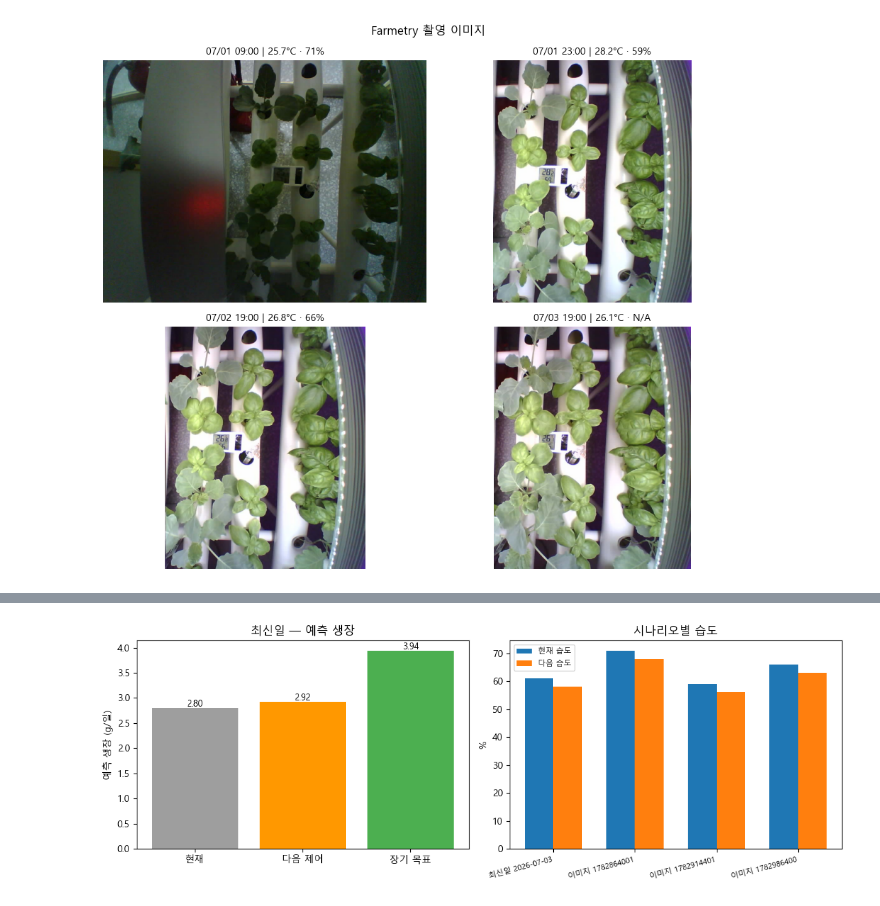
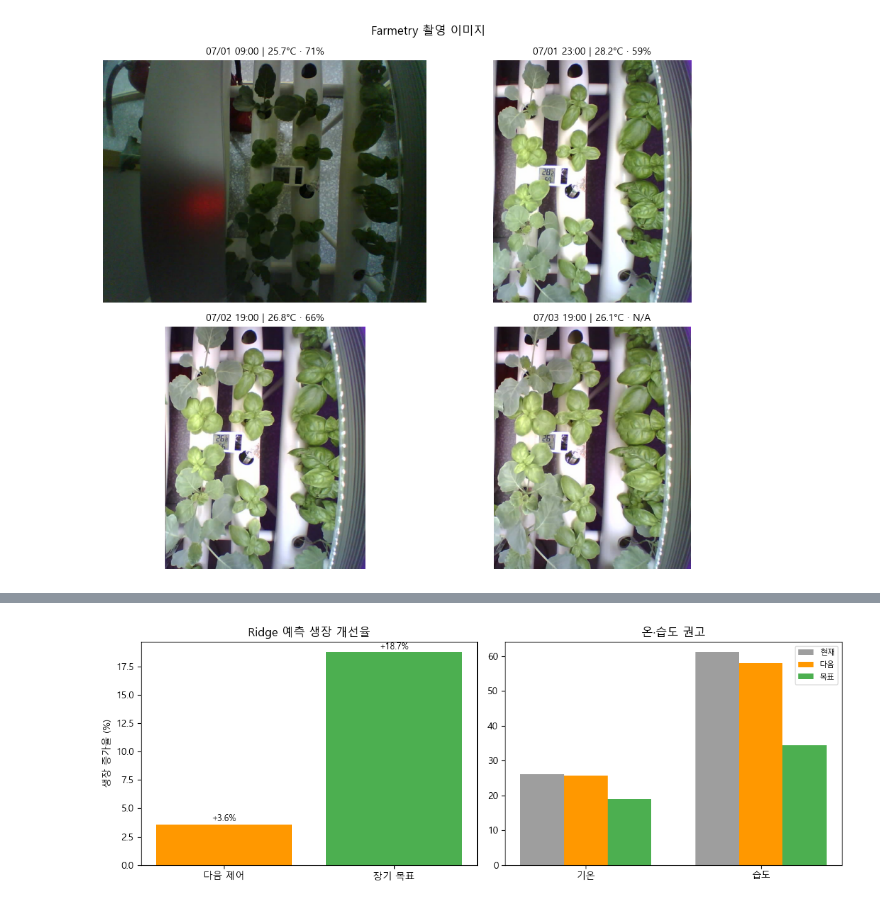
Before and after one commit to msyu787/Farmetry-VisionAI, a Jupyter notebook: notebooks/05_our_data.ipynb, the cells around one changed output, grey strips where cells are left out. Saved outputs shown, nothing was run; the diff lists cells and outputs as text; code cells hidden in the pictures.

Commit message:
update 05_our_data notebook

```diff
--- a/notebooks/05_our_data.ipynb
+++ b/notebooks/05_our_data.ipynb
@@ -231,12 +299,17 @@ plt.show()
 # %%
-# Ridge 생장 모델 + Optuna (02번 스크립트 재사용)
-import numpy as np
+# Ridge 환경모델 + Optuna — 최신 이미지 기준 온·습도 권고 + 예측 생장 증가율(%)
 from lettuce_growth_env_optuna import run_env_control_optuna
 from lettuce_growth_model import load_merged, train_growth_model
 
 merged = load_merged()
 bundle, lag_df = train_growth_model(merged)
 CONTROL = ["AirHum_pct_min", "AirTemp_C_min"]
+
+
+def _growth_pct(new_g: float, base_g: float) -> float:
+    if not base_g:
+        return 0.0
+    return round((new_g - base_g) / abs(base_g) * 100, 2)
 
 
 def recommend_office(temp_min: float, hum_min: float, label: str) -> dict:
@@ -251,6 +324,7 @@ def recommend_office(temp_min: float, hum_min: float, label: str) -> dict:
         verbose=False,
     )
     ctrl = res["control_df"].set_index("feature")
+    cur_g, next_g, tgt_g = res["current_pred_g"], res["next_pred_g"], res["target_pred_g"]
     return {
         "label": label,
         "method": res["search_method"],
@@ -262,32 +336,39 @@ def recommend_office(temp_min: float, hum_min: float, label: str) -> dict:
         "목표_습도": round(ctrl.loc["AirHum_pct_min", "bayesian_target"], 2),
         "기온_조언": ctrl.loc["AirTemp_C_min", "advice"],
         "습도_조언": ctrl.loc["AirHum_pct_min", "advice"],
-        "현재_예측_g일": round(res["current_pred_g"], 3),
-        "다음_예측_g일": round(res["next_pred_g"], 3),
-        "목표_예측_g일": round(res["target_pred_g"], 3),
-        "생장_증가_다음_g": round(res["next_pred_g"] - res["current_pred_g"], 3),
-        "생장_증가_목표_g": round(res["target_pred_g"] - res["current_pred_g"], 3),
+        "다음_생장_증가_%": _growth_pct(next_g, cur_g),
+        "목표_생장_증가_%": _growth_pct(tgt_g, cur_g),
     }
 
 
-scenarios = [(daily.iloc[-1]["AirTemp_C_min"], daily.iloc[-1]["AirHum_pct_min"], f"최신일 {daily.iloc[-1]['date']}")]
-for _, row in snapshots.iterrows():
-    if pd.notna(row["humidity_pct"]):
-        scenarios.append((float(row["temp_c"]), float(row["humidity_pct"]), f"이미지 {int(row['image_id'])}"))
+latest = snapshots.sort_values("datetime").iloc[-1]
+snap_dt = latest["datetime"]
+temp = float(latest["temp_c"])
+if pd.notna(latest["humidity_pct"]):
+    hum = float(latest["humidity_pct"])
+    hum_note = "이미지 촬영 시점 습도"
+else:
+    snap_date = pd.to_datetime(snap_dt).strftime("%Y-%m-%d")
+    day_row = daily[daily["date"] == snap_date]
+    hum = float(day_row.iloc[-1]["AirHum_pct_min"]) if len(day_row) else float(daily.iloc[-1]["AirHum_pct_min"])
+    hum_note = "해당일 일 최저 습도 (이미지 습도 없음)"
 
-rec_df = pd.DataFrame([recommend_office(t, h, lab) for t, h, lab in scenarios])
+label = f"최신 이미지 {snap_dt.strftime('%m/%d %H:%M')} (ID {int(latest['image_id'])})"
+rec_df = pd.DataFrame([recommend_office(temp, hum, label)])
 rec_df.to_csv(OUT / "office_control_recommendation.csv", index=False, encoding="utf-8-sig")
 
 main = rec_df.iloc[0]
+print(f"기준: {label} | 기온 {temp:.1f}°C, 습도 {hum:.1f}% ({hum_note})")
 print(f"모델: Ridge (CV) | 탐색: {main['method']} ({N_TRIALS} trials) | 상추 학습 범위 p10~p90")
-print("\n=== 다음 적정 온·습도 (최신일 기준) ===")
+print("\n=== 다음 적정 온·습도 (최신 이미지 기준) ===")
 print(f"현재  : 기온 {main['현재_기온']}°C, 습도 {main['현재_습도']}%")
 print(f"다음  : 기온 {main['다음_기온']}°C ({main['기온_조언']}), 습도 {main['다음_습도']}% ({main['습도_조언']})")
 print(f"장기  : 기온 {main['목표_기온']}°C, 습도 {main['목표_습도']}%")
 print(
-    f"예측 생장: {main['현재_예측_g일']} → 다음 {main['다음_예측_g일']} "
-    f"(+{main['생장_증가_다음_g']}) → 목표 {main['목표_예측_g일']} (+{main['생장_증가_목표_g']}) g/일"
+    f"예측 생장 증가율: 다음 제어 +{main['다음_생장_증가_%']}% | "
+    f"장기 목표 +{main['목표_생장_증가_%']}% (Ridge, 현재 환경 대비)"
 )
+print("※ 절대 생장량(g/일)은 셀 3 초록 마스크 기준 | 위 %는 환경모델 상대 개선율")
 print("※ 사무실 습도(56~77%)는 학습 범위(34~47%)보다 높음 → 습도 낮추기 권고")
 print(f"\n저장: {OUT / 'office_control_recommendation.csv'}")
 
@@ -295,28 +376,33 @@ show = rec_df[
     [
         "label", "현재_기온", "다음_기온", "목표_기온",
         "현재_습도", "다음_습도", "목표_습도",
-        "현재_예측_g일", "다음_예측_g일", "목표_예측_g일",
+        "다음_생장_증가_%", "목표_생장_증가_%",
     ]
 ]
 display(show)
 
 fig, axes = plt.subplots(1, 2, figsize=(11, 4))
-labels = ["현재", "다음 제어", "장기 목표"]
-vals = [main["현재_예측_g일"], main["다음_예측_g일"], main["목표_예측_g일"]]
-axes[0].bar(labels, vals, color=["#9e9e9e", "#ff9800", "#4caf50"])
-axes[0].set_ylabel("예측 생장 (g/일)")
-axes[0].set_title("최신일 — 예측 생장")
-for i, v in enumerate(vals):
-    axes[0].text(i, v + 0.03, f"{v:.2f}", ha="center", fontsize=9)
+m = rec_df.iloc[0]
 
-x = np.arange(len(rec_df))
-w = 0.35
-axes[1].bar(x - w / 2, rec_df["현재_습도"], width=w, label="현재 습도")
-axes[1].bar(x + w / 2, rec_df["다음_습도"], width=w, label="다음 습도")
+axes[0].bar(
+    ["다음 제어", "장기 목표"],
+    [m["다음_생장_증가_%"], m["목표_생장_증가_%"]],
+    color=["#ff9800", "#4caf50"],
+)
+axes[0].set_ylabel("생장 증가율 (%)")
+axes[0].set_title("Ridge 예측 생장 개선율")
+for i, v in enumerate([m["다음_생장_증가_%"], m["목표_생장_증가_%"]]):
+    axes[0].text(i, v + 0.3, f"+{v:.1f}%", ha="center", fontsize=9)
+
+cats = ["기온", "습도"]
+x = np.arange(2)
+w = 0.25
+axes[1].bar(x - w, [m["현재_기온"], m["현재_습도"]], w, label="현재", color="#9e9e9e")
+axes[1].bar(x, [m["다음_기온"], m["다음_습도"]], w, label="다음", color="#ff9800")
+axes[1].bar(x + w, [m["목표_기온"], m["목표_습도"]], w, label="목표", color="#4caf50")
 axes[1].set_xticks(x)
-axes[1].set_xticklabels(rec_df["label"], rotation=15, ha="right", fontsize=8)
-axes[1].set_ylabel("%")
-axes[1].set_title("시나리오별 습도")
+axes[1].set_xticklabels(cats)
+axes[1].set_title("온·습도 권고")
 axes[1].legend(fontsize=8)
 plt.tight_layout()
 plt.show()
@@ -339 +424 @@ plt.show()
-[figure, old version]
+[figure, new version]
```
Also changed, not shown: parts of 3 cells of this notebook.
